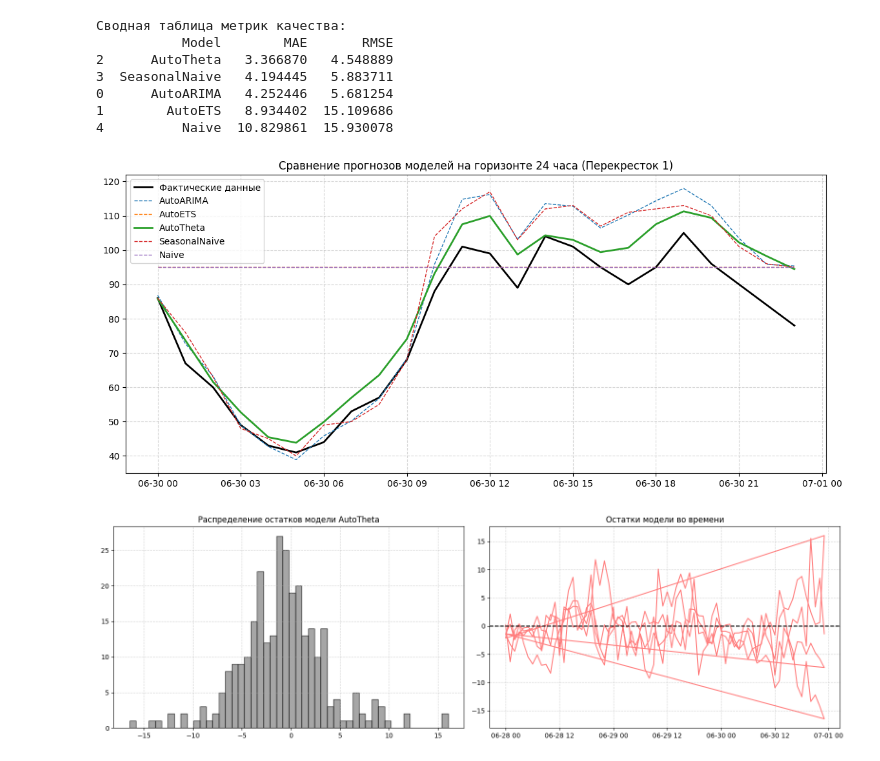
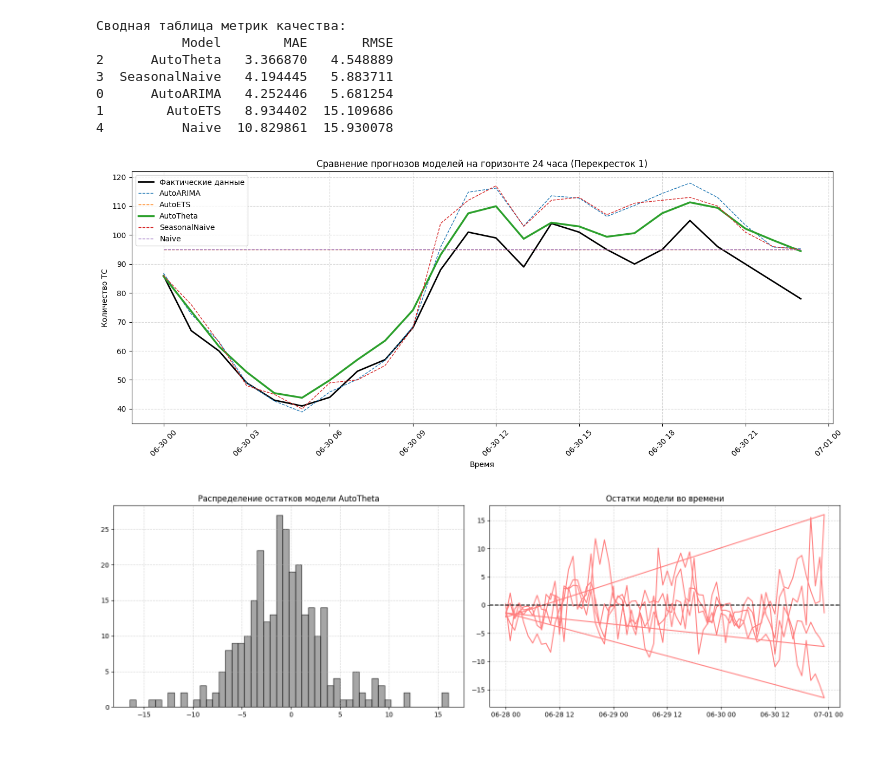
Before and after one commit to Hracc/ts-analysis, a Jupyter notebook: final_homework.ipynb, the cells around one changed output. Cells and saved outputs as stored; diff of their text form; code cells hidden in the pictures.

```diff
--- a/final_homework.ipynb
+++ b/final_homework.ipynb
@@ -346,20 +346,28 @@ print(metrics_df.sort_values(by='MAE'))
 # %%
 # Визуализация прогнозов моделей на последнем окне для Перекрестка 1
 last_cutoff = cv_df['cutoff'].max()
 plot_df = cv_df[cv_df['cutoff'] == last_cutoff].query('unique_id == 1')
 
+models_to_plot = ['AutoARIMA', 'AutoETS', 'AutoTheta', 'SeasonalNaive', 'Naive']
+
 plt.figure(figsize=(14, 6))
 plt.plot(plot_df['ds'], plot_df['y'], label='Фактические данные', color='black', linewidth=2)
-for model in [c for c in cv_df.columns if c not in ['unique_id', 'ds', 'cutoff', 'y', 'residuals']]:
+
+for model in models_to_plot:
     linestyle = '-' if model == 'AutoTheta' else '--'
-    linewidth = 2 if model == 'AutoTheta' else 1
+    linewidth = 2.5 if model == 'AutoTheta' else 1
     plt.plot(plot_df['ds'], plot_df[model], label=model, linestyle=linestyle, linewidth=linewidth)
+
 plt.title('Сравнение прогнозов моделей на горизонте 24 часа (Перекресток 1)')
+plt.xlabel('Время')
+plt.ylabel('Количество ТС')
+plt.xticks(rotation=45)
 plt.grid(True, linestyle='--', alpha=0.5)
 plt.legend()
+plt.tight_layout()
 plt.show()
 # %% [output]
-[figure, old version]
+[figure, new version]
 # %%
 # Анализ остатков для лучшей модели (на примере AutoARIMA)
 # Замени 'AutoARIMA' на имя модели, которая окажется лучшей по MAE в таблице выше
```
